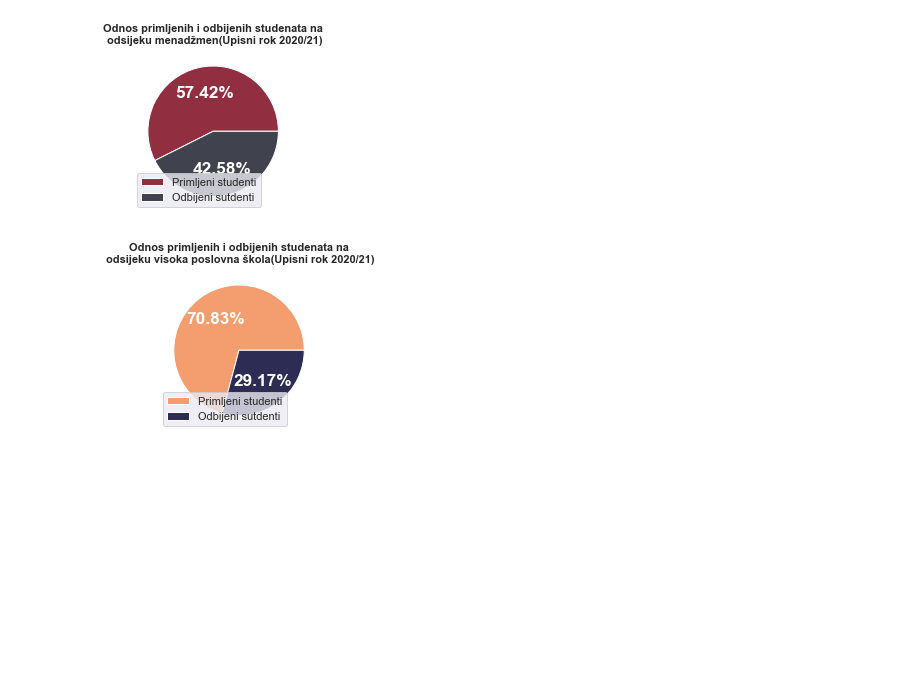
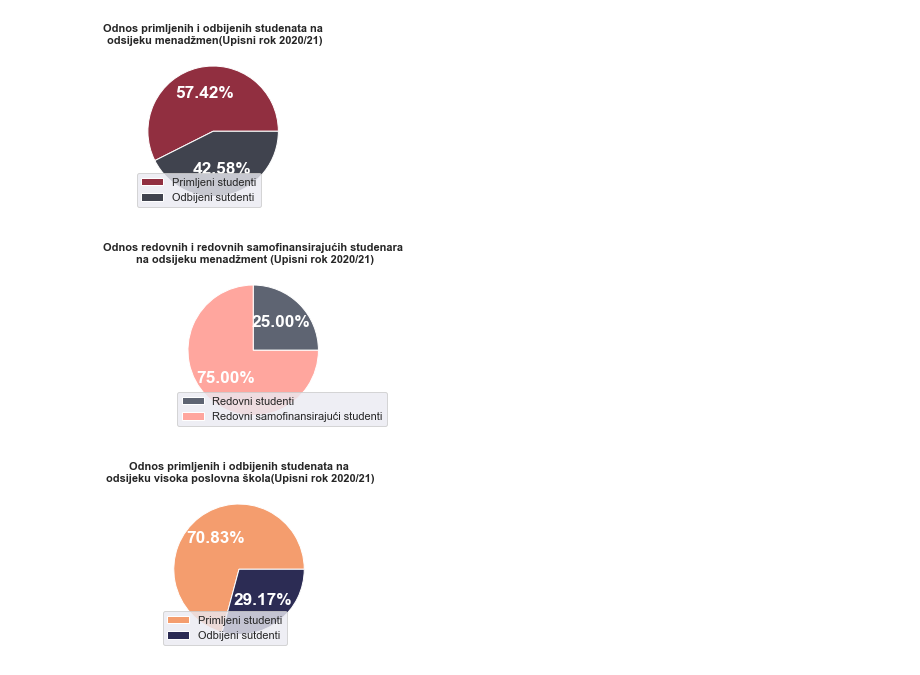
Before and after one commit to WorldWideWest/logisticRegressionSEBS, a Jupyter notebook: visualisation.ipynb, the cells around one changed output. Cells and saved outputs as stored; diff of their text form; code cells hidden in the pictures; blank space fills up the shorter version.

```diff
--- a/visualisation.ipynb
+++ b/visualisation.ipynb
@@ -105,6 +144,15 @@ pieAdmitted( menadzmentData,
              save = 'visualisations/menadzmentAdmittedNot.png')
 # %% [output]
 [figure]
+# %%
+pieREDS(menadzmentData,
+        ['#5E6472','#FFA69E'],
+        3,
+        ['Redovni studenti', 'Redovni samofinansirajući studenti'],
+        'Odnos redovnih i redovnih samofinansirajućih studenara\n na odsijeku menadžment (Upisni rok 2020/21)',
+        'visualisations/menadzmentRED_REDS.png')
+# %% [output]
+[figure, added]
 # %%
 pieAdmitted(vpsData,
             ['#F49D6E', '#2C2C54'],
```
Also changed, not shown: parts of 13 cells of this notebook, 8 other files.
